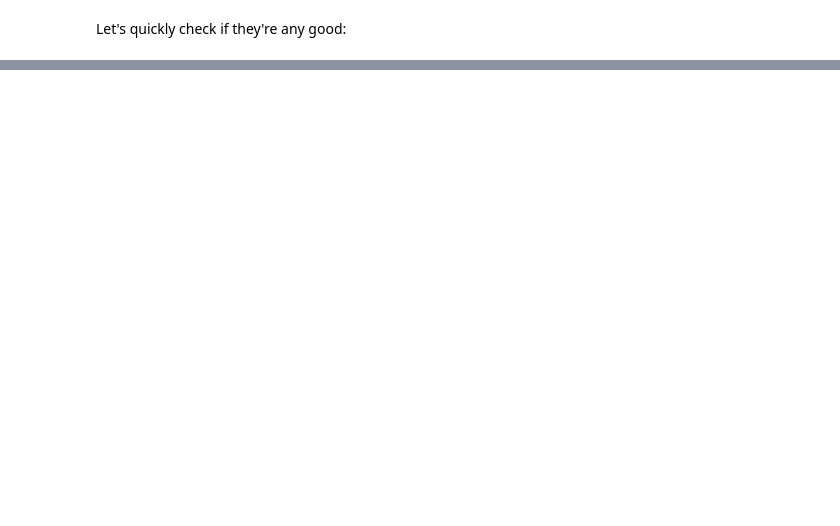
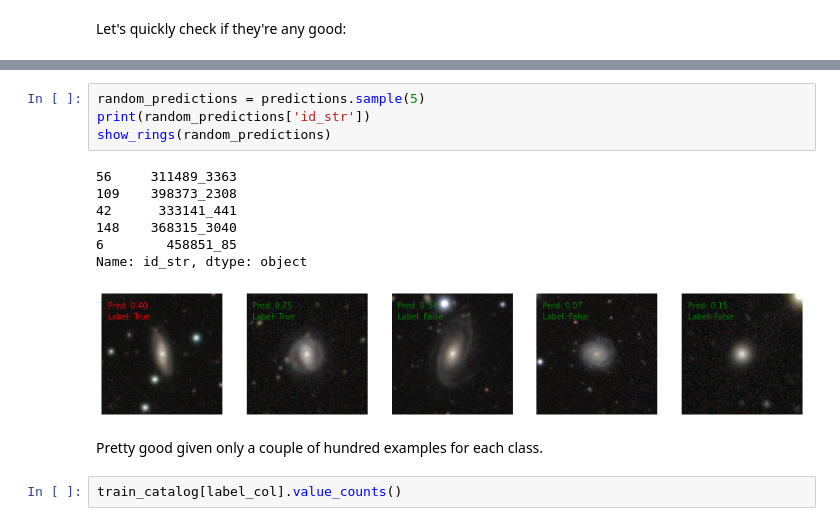
Before and after one commit to josvalen/practicetemp, a Jupyter notebook: Zoobot_Finetune_PyTorch.ipynb, the cells around one changed output, grey strips where cells are left out. Saved outputs shown, nothing was run; the diff lists cells and outputs as text; blank space fills up the shorter version.

```diff
--- a/Zoobot_Finetune_PyTorch.ipynb
+++ b/Zoobot_Finetune_PyTorch.ipynb
@@ -316,0 +311,16 @@ Let's quickly check if they're any good:
+# %%
+random_predictions = predictions.sample(5)
+print(random_predictions['id_str'])
+show_rings(random_predictions)
+# %% [output]
+56     311489_3363
+109    398373_2308
+42      333141_441
+148    368315_3040
+6        458851_85
+Name: id_str, dtype: object
+[figure, added]
+# %% [markdown]
+Pretty good given only a couple of hundred examples for each class.
+# %%
+train_catalog[label_col].value_counts()
```
Also changed, not shown: parts of 23 cells of this notebook.
